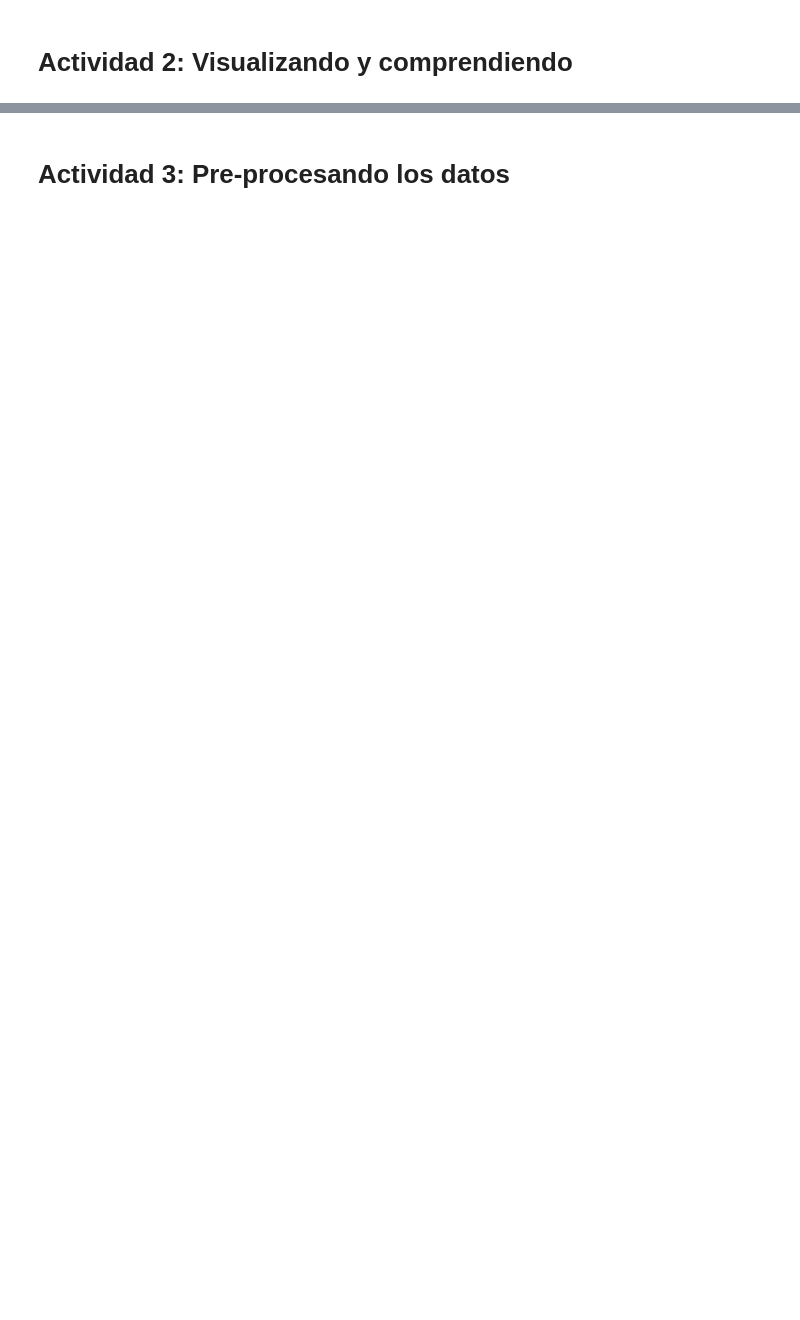
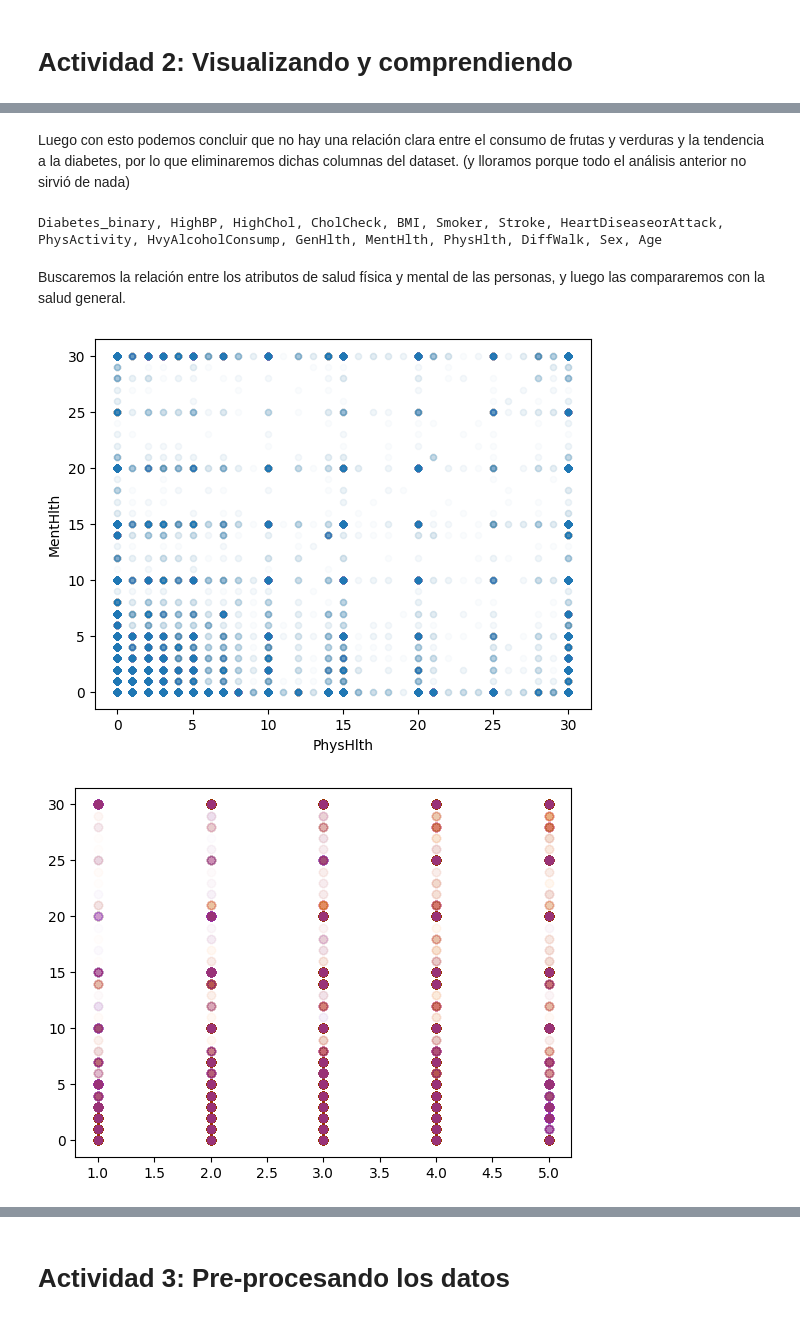
Before and after one commit to blanca-romero/tarea-3-ia, a Jupyter notebook: 01 - Árboles de Decisión/DCClinica.ipynb, the cells around one changed output, grey strips where cells are left out. Drawn from its saved outputs; the diff is of its cells as text; code cells hidden in the pictures; blank space fills up the shorter version.

```diff
--- a/01 - Árboles de Decisión/DCClinica.ipynb
+++ b/01 - Árboles de Decisión/DCClinica.ipynb
@@ -16,0 +172,20 @@ Recuerda usar variables descriptivas durante toda la tarea
+# %% [markdown]
+Luego con esto podemos concluir que no hay una relación clara entre el consumo de frutas y verduras y la tendencia a la diabetes, por lo que eliminaremos dichas columnas del dataset. (y lloramos porque todo el análisis anterior no sirvió de nada)
+# %%
+# Eliminamos Fruits y Veggies
+df.drop(["Veggies", "Fruits"], axis = 1, inplace=True)
+print(", ".join(df.columns))
+# %% [output]
+Diabetes_binary, HighBP, HighChol, CholCheck, BMI, Smoker, Stroke, HeartDiseaseorAttack, PhysActivity, HvyAlcoholConsump, GenHlth, MentHlth, PhysHlth, DiffWalk, Sex, Age
+# %% [markdown]
+Buscaremos la relación entre los atributos de salud física y mental de las personas, y luego las compararemos con la salud general.
+# %%
+df.plot.scatter(x="PhysHlth", y="MentHlth", alpha=0.02, legend=True)
+plt.show()
+
+plt.scatter(x=df["GenHlth"], y=df["PhysHlth"], alpha=0.01, c="orange")
+plt.scatter(x=df["GenHlth"], y=df["MentHlth"], alpha=0.01, c="darkorchid")
+plt.show()
+# %% [output]
+[figure, added]
+[figure, added]
```
Also changed, not shown: parts of 37 cells of this notebook, 3 other files.
